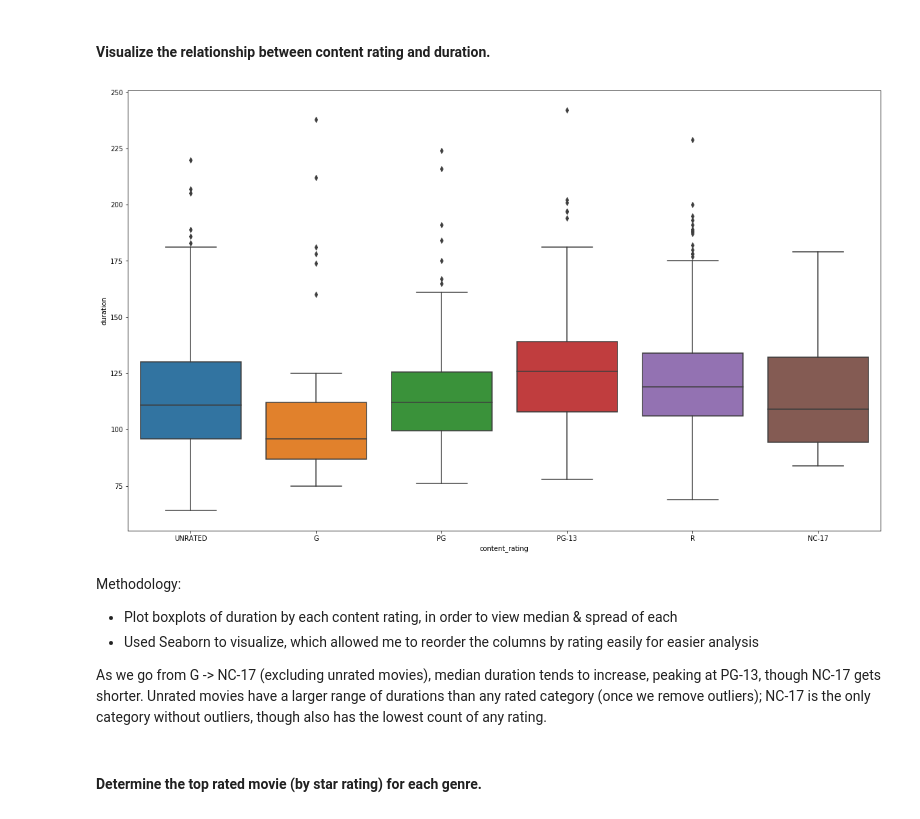
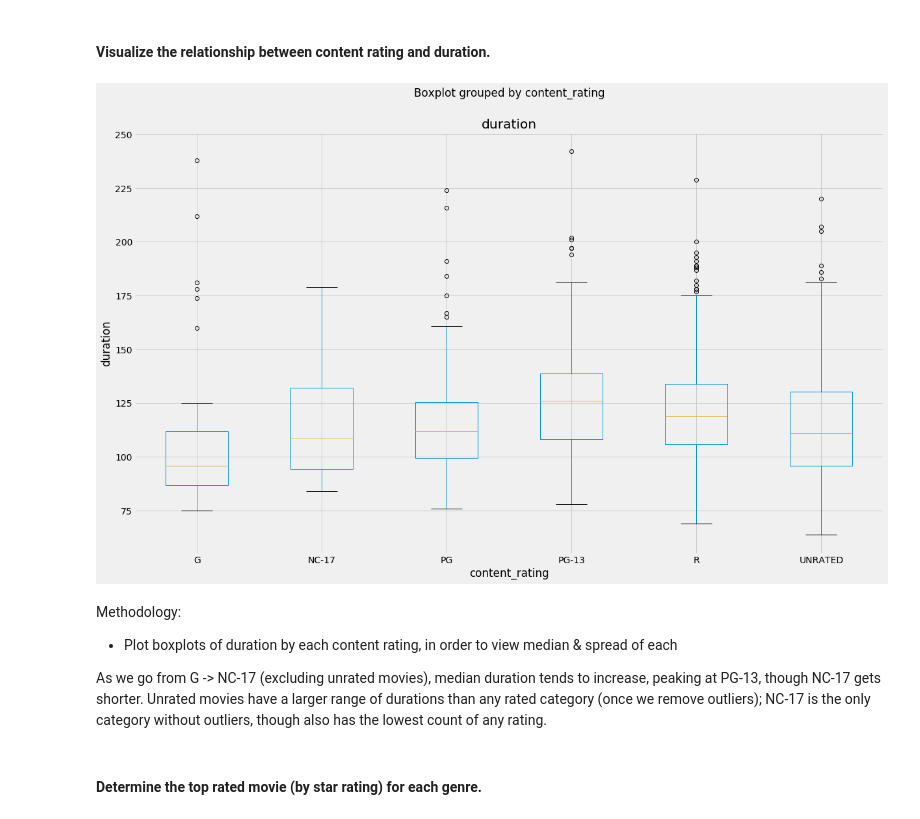
Before and after one commit to tstrait/Unit2project, a Jupyter notebook: imdb.ipynb, the cells around one changed output. Saved outputs shown, nothing was run; the diff lists cells and outputs as text; code cells hidden in the pictures.

```diff
--- a/imdb.ipynb
+++ b/imdb.ipynb
@@ -261,18 +260,17 @@ movies.loc[:, ['genre', 'duration']].groupby('genre').mean()
 ## Advanced level
 # %% [markdown]
 #### Visualize the relationship between content rating and duration.
-# %%
-# Answer:
-import seaborn as sns
-fig, ax = plt.subplots(figsize = (20,12))
-boxplotdata = ratingschangedf.loc[:, ['content_rating', 'duration']]
-sns.boxplot(x='content_rating', y = 'duration', data = boxplotdata, order = ['UNRATED', 'G', 'PG', 'PG-13', 'R', 'NC-17']);
-# %% [output]
-[figure, removed]
+# %%
+plt.style.use('fivethirtyeight')
+fig, ax = plt.subplots(figsize = (20,12))
+ratingschangedf.boxplot(column='duration', by='content_rating', ax=ax)
+ax.set_xlabel('content_rating')
+ax.set_ylabel('duration');
+# %% [output]
+[figure, added]
 # %% [markdown]
 Methodology:
 - Plot boxplots of duration by each content rating, in order to view median & spread of each
-- Used Seaborn to visualize, which allowed me to reorder the columns by rating easily for easier analysis
 
 As we go from G -> NC-17 (excluding unrated movies), median duration tends to increase, peaking at PG-13, though NC-17 gets shorter.  Unrated movies have a larger range of durations than any rated category (once we remove outliers); NC-17 is the only category without outliers, though also has the lowest count of any rating.
 # %% [markdown]
```
Also changed, not shown: parts of 12 cells of this notebook.
